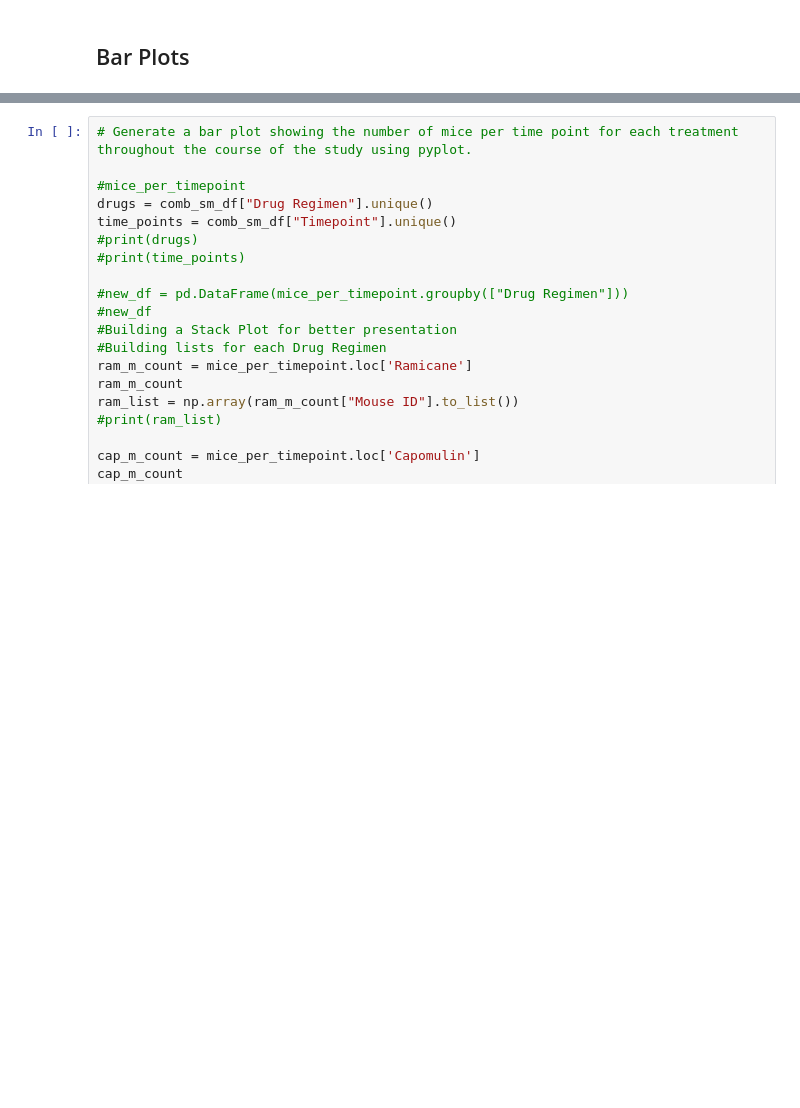
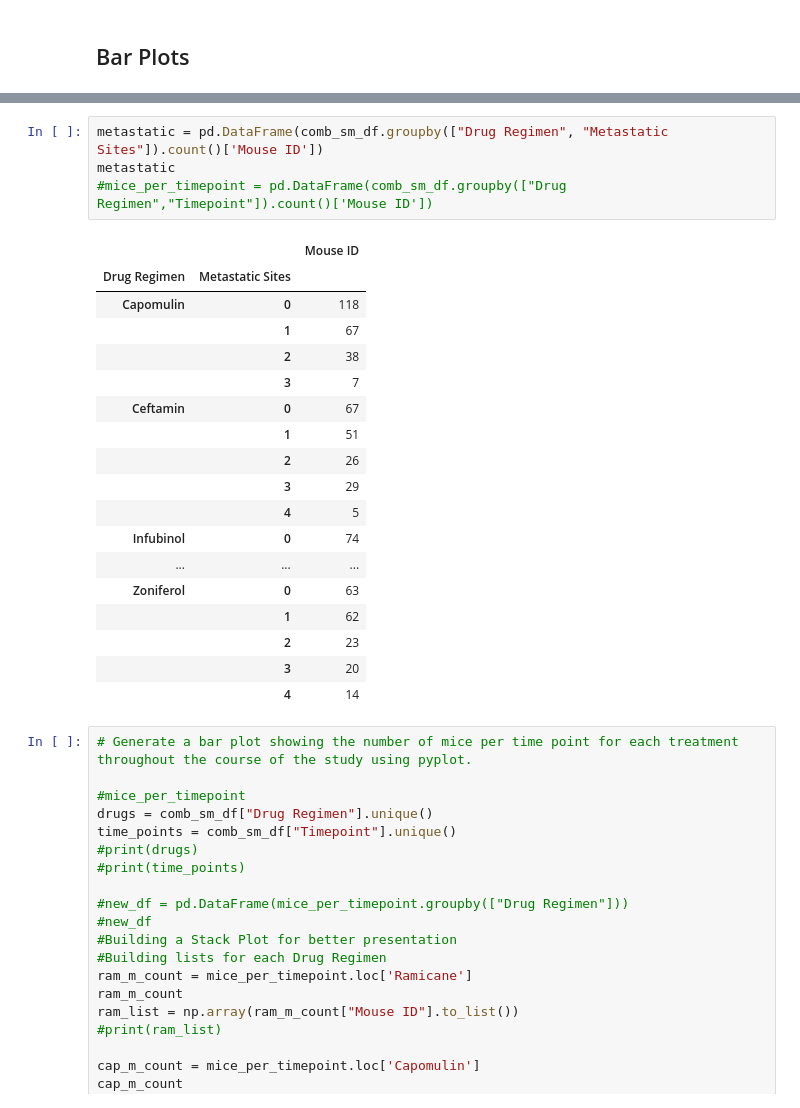
Before and after one commit to smbseven/matplotlib-challenge, a Jupyter notebook: Matplotlib Pymaceuticals Challenge_SMB_Oct_2020.ipynb, the cells around one changed output, grey strips where cells are left out. Drawn from its saved outputs; the diff is of its cells as text; blank space fills up the shorter version.

Commit message:
Matplotlib homework final version working with additional frame and summary report

```diff
--- a/Matplotlib Pymaceuticals Challenge_SMB_Oct_2020.ipynb
+++ b/Matplotlib Pymaceuticals Challenge_SMB_Oct_2020.ipynb
@@ -130,3 +130,26 @@ mice_per_timepoint.plot(kind="bar", figsize=(30,10), title="No. of Mice per time
+# %%
+metastatic = pd.DataFrame(comb_sm_df.groupby(["Drug Regimen", "Metastatic Sites"]).count()['Mouse ID'])
+metastatic
+#mice_per_timepoint = pd.DataFrame(comb_sm_df.groupby(["Drug Regimen","Timepoint"]).count()['Mouse ID'])
+# %% [output]
+|  |  | Mouse ID |
+| Drug Regimen | Metastatic Sites |  |
+| Capomulin | 0 | 118 |
+|  | 1 | 67 |
+|  | 2 | 38 |
+|  | 3 | 7 |
+| Ceftamin | 0 | 67 |
+|  | 1 | 51 |
+|  | 2 | 26 |
+|  | 3 | 29 |
+|  | 4 | 5 |
+| Infubinol | 0 | 74 |
+| ... | ... | ... |
+| Zoniferol | 0 | 63 |
+|  | 1 | 62 |
+|  | 2 | 23 |
+|  | 3 | 20 |
+|  | 4 | 14 |
 # %%
 # Generate a bar plot showing the number of mice per time point for each treatment throughout the course of the study using pyplot.
 
```
Also changed, not shown: parts of 2 cells of this notebook, 2 other files.
